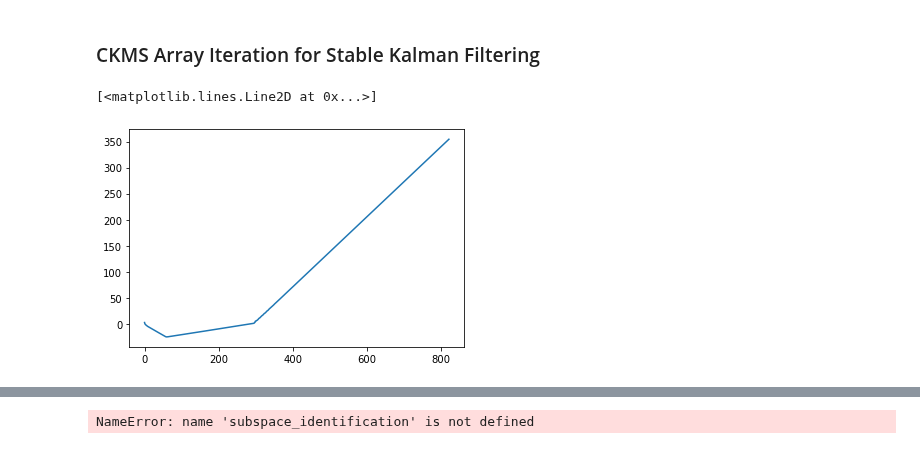
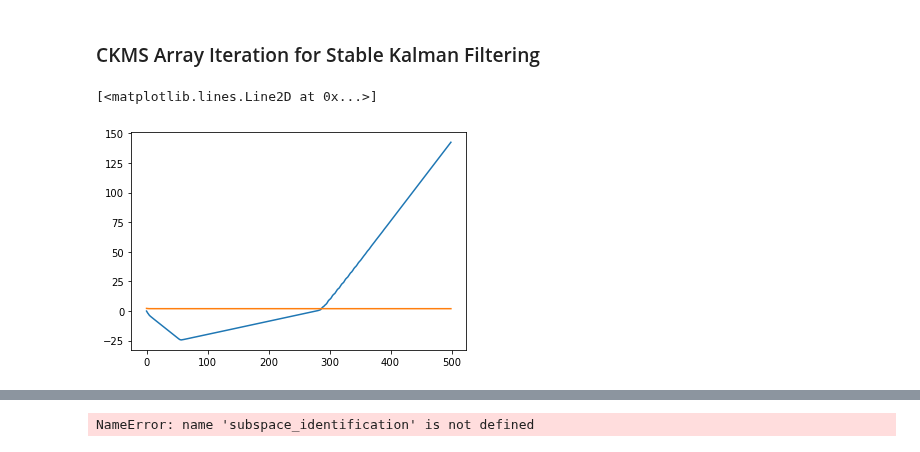
Before and after one commit to BouchardLab/FCCA_analysis, a Jupyter notebook: notebooks/data_exploration/state_space_inference.ipynb, the cells around one changed output, grey strips where cells are left out. Cells and saved outputs as stored; diff of their text form; code cells hidden in the pictures.

Commit message:
array algorithms not working, but simple norm diff check should work...

```diff
--- a/notebooks/data_exploration/state_space_inference.ipynb
+++ b/notebooks/data_exploration/state_space_inference.ipynb
@@ -676,6 +660,40 @@ for i in range(reps):
+# %%
+# Compare Riccati iteration with the array algorithm
+
+norm_diff = []
+delta_norm_diff = []
+norm_diff2 = []
+
+reps = int(5e2)
+P = np.zeros(A.shape)
+Pinf = -1*scipy.linalg.solve_discrete_are(A.T, C.T, np.zeros(A.shape), L0, s=Cbar.T)
+
+P0 = np.zeros(A.shape)
+P = discrete_generalized_riccati(P0, A, C, Cbar, L0)
+Re = L0 - C @ Pinf @ C.T
+Resqrt = scipy.linalg.cholesky(L0 + C @ Pinf @ C.T)
+K = (Cbar.T - A @ P @ C.T) @ np.linalg.pinv(Re)
+eig, U = np.linalg.eig(P)
+eig[eig < 1e-14] = 0
+L = U @ scipy.linalg.sqrtm(np.diag(eig))
+Psqrt = L
+
+# Modified definitions due to generalized Riccati
+F = A - Cbar.T @ np.linalg.pinv(L0) @ C
+Q = np.zeros(A.shape) - Cbar.T @ np.linalg.pinv(L0) @ Cbar
+Qsqrt = scipy.linalg.sqrtm(Q)
+
+for i in range(reps):
+    P0 = discrete_generalized_riccati(P, A, C, Cbar, L0)
+    norm_diff.append(np.linalg.norm(P0 - Pinf))
+    delta_norm_diff.append(np.linalg.norm())
+    P = P0
+    Psqrt = riccati_array(Psqrt, F, C, Qsqrt, Rsqrt)
+    norm_diff2.append(np.linalg.norm(Psqrt @ Psqrt.T - Pinf))
 # %%
 plt.plot(np.log(norm_diff))
+plt.plot(np.log(norm_diff2))
 # %% [output]
 [<matplotlib.lines.Line2D at 0x...>]
-[figure, old version]
+[figure, new version]
 # %%
```
Also changed, not shown: parts of 19 cells of this notebook, 2 other files.
